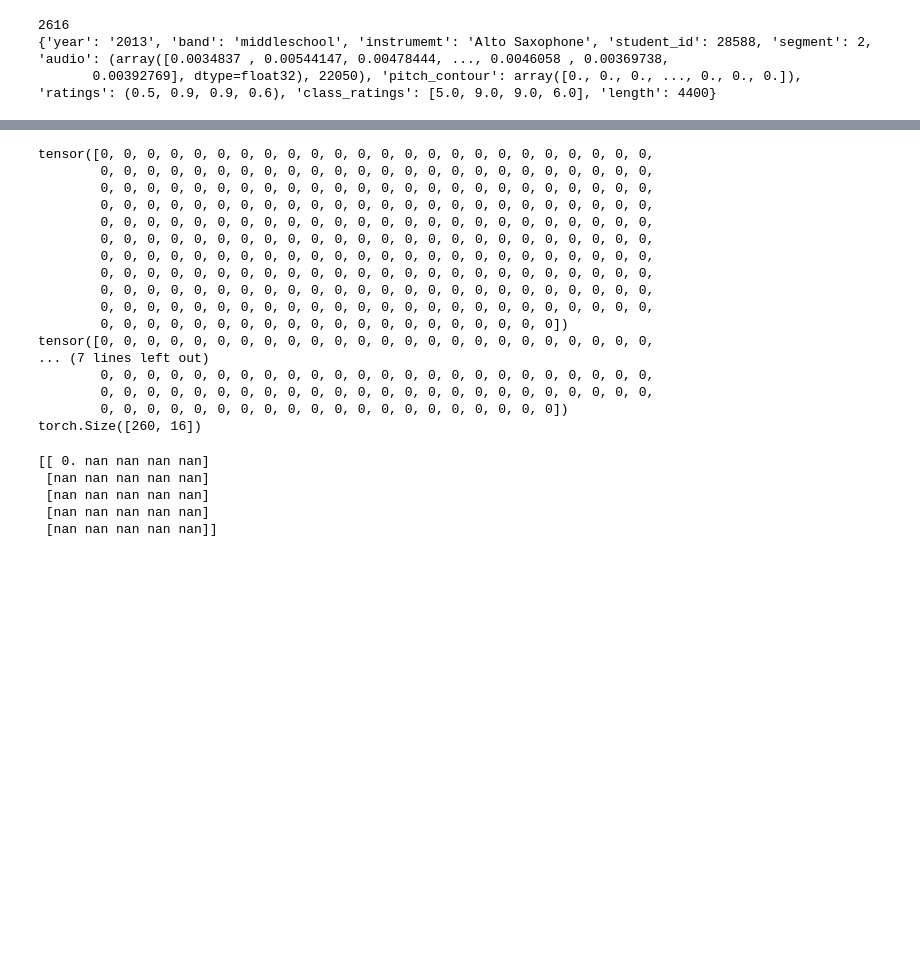
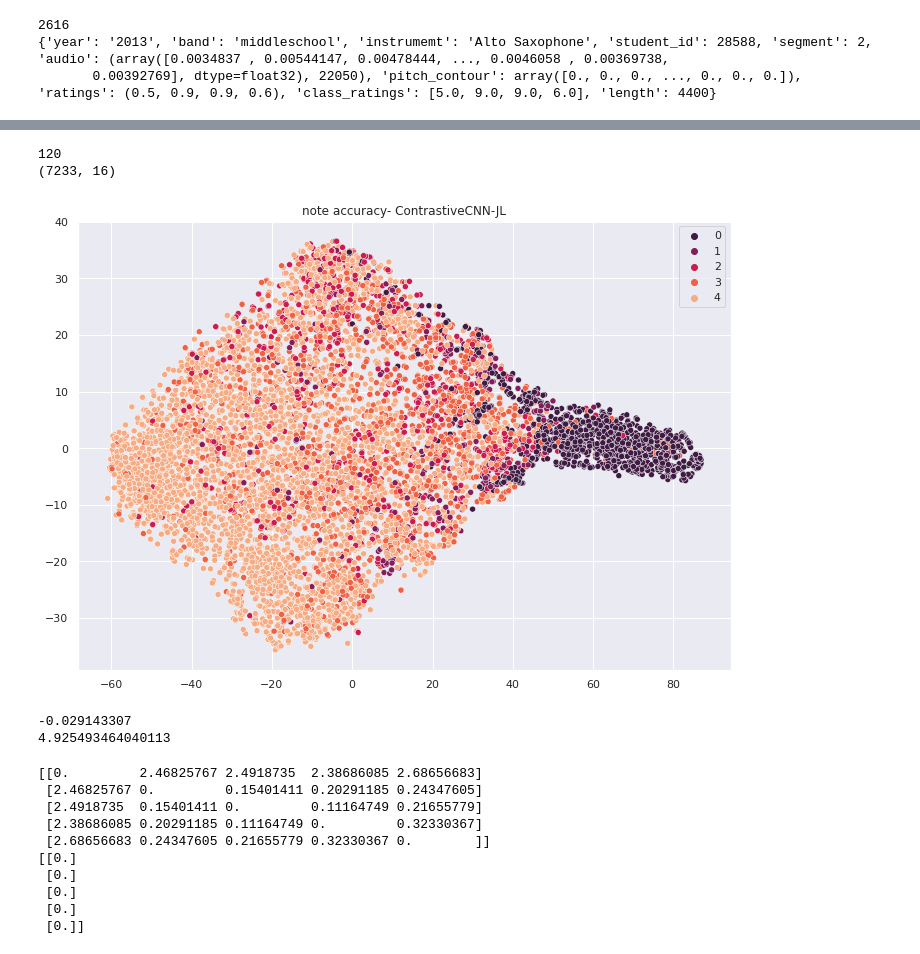
Before and after one commit to pseshadri9/contrastive-music-performance-assessment, a Jupyter notebook: Viz_Set.ipynb, the cells around one changed output, grey strips where cells are left out. Drawn from its saved outputs; the diff is of its cells as text; code cells hidden in the pictures; blank space fills up the shorter version.

```diff
--- a/Viz_Set.ipynb
+++ b/Viz_Set.ipynb
@@ -183,12 +383,18 @@ pred, y = eval_utils.eval_acc_contrastive(perf_model, c_loss, vef, METRIC,
 #preds = pred[2].cpu().detach()
 #y = pred[3].cpu()
 #preds.requires_grad = False
+perf_model = PCConvNetContrastive(0, num_classes=num_labels, regression= not classification) #PCConvNet(0)
+filename = 'middle_ALL_note accuracy_Cepstrum_reg_paper-results_SEED 0 _best'
+#filename = 'middle_ALL_note accuracy_Cepstrum_reg_BASELINE_REG-paper-results_SEED 0 _best'
+#filename = 'middle_ALL_note accuracy_Cepstrum_reg_Contrastive-only-paper-results_SEED 0 _best'
+pred, y = eval(filename)
 preds = pred.cpu().detach().numpy()
-print(y)
+print(preds.shape)
+#print(y)
 c_loss = ContrastiveLoss(num_labels=5)
 y = c_loss.label_map(y.T.flatten())
-print(y)
-print(pred.shape)
+#print(y)
+#print(pred.shape)
 #y = c_loss.label_map(preds).cpu()
 #print(preds)
 viz = 0 #0 for tsne, 1 for pca
@@ -196,44 +402,50 @@ components = 3
 #print(preds.size(), targets.size())
 #y = c_loss.label_map(targets.T.flatten())
 if viz == 0:
-    tsne = TSNE(n_components=2, perplexity=5, learning_rate=50.0, init='pca')
+    tsne = TSNE(n_components=2, perplexity=85, learning_rate=200.0, init='pca') #perp = 5, lr = 50, comp = 2
     #latent = preds.cpu()
     y_embed = tsne.fit_transform(preds)
-palette = sns.color_palette("bright", np.unique(y).shape[0])
+palette = sns.color_palette("rocket", np.unique(y).shape[0])
 cmap = ListedColormap(palette.as_hex())
 # %% [output]
-tensor([0, 0, 0, 0, 0, 0, 0, 0, 0, 0, 0, 0, 0, 0, 0, 0, 0, 0, 0, 0, 0, 0, 0, 0,
-        0, 0, 0, 0, 0, 0, 0, 0, 0, 0, 0, 0, 0, 0, 0, 0, 0, 0, 0, 0, 0, 0, 0, 0,
-        0, 0, 0, 0, 0, 0, 0, 0, 0, 0, 0, 0, 0, 0, 0, 0, 0, 0, 0, 0, 0, 0, 0, 0,
-        0, 0, 0, 0, 0, 0, 0, 0, 0, 0, 0, 0, 0, 0, 0, 0, 0, 0, 0, 0, 0, 0, 0, 0,
-        0, 0, 0, 0, 0, 0, 0, 0, 0, 0, 0, 0, 0, 0, 0, 0, 0, 0, 0, 0, 0, 0, 0, 0,
-        0, 0, 0, 0, 0, 0, 0, 0, 0, 0, 0, 0, 0, 0, 0, 0, 0, 0, 0, 0, 0, 0, 0, 0,
-        0, 0, 0, 0, 0, 0, 0, 0, 0, 0, 0, 0, 0, 0, 0, 0, 0, 0, 0, 0, 0, 0, 0, 0,
-        0, 0, 0, 0, 0, 0, 0, 0, 0, 0, 0, 0, 0, 0, 0, 0, 0, 0, 0, 0, 0, 0, 0, 0,
-        0, 0, 0, 0, 0, 0, 0, 0, 0, 0, 0, 0, 0, 0, 0, 0, 0, 0, 0, 0, 0, 0, 0, 0,
-        0, 0, 0, 0, 0, 0, 0, 0, 0, 0, 0, 0, 0, 0, 0, 0, 0, 0, 0, 0, 0, 0, 0, 0,
-        0, 0, 0, 0, 0, 0, 0, 0, 0, 0, 0, 0, 0, 0, 0, 0, 0, 0, 0, 0])
-tensor([0, 0, 0, 0, 0, 0, 0, 0, 0, 0, 0, 0, 0, 0, 0, 0, 0, 0, 0, 0, 0, 0, 0, 0,
-... (7 lines left out)
-        0, 0, 0, 0, 0, 0, 0, 0, 0, 0, 0, 0, 0, 0, 0, 0, 0, 0, 0, 0, 0, 0, 0, 0,
-        0, 0, 0, 0, 0, 0, 0, 0, 0, 0, 0, 0, 0, 0, 0, 0, 0, 0, 0, 0, 0, 0, 0, 0,
-        0, 0, 0, 0, 0, 0, 0, 0, 0, 0, 0, 0, 0, 0, 0, 0, 0, 0, 0, 0])
-torch.Size([260, 16])
+120
+(7233, 16)
+# %%
+teesne = sns.scatterplot(x=y_embed[:,0], y=y_embed[:,1], hue=y, legend='full', palette=palette).set_title(metric_type[1] + '- ContrastiveCNN-JL')
+teesne.figure.savefig('paper_runs/viz/TunedTsneCCNN-JL.pdf', bbox_inches='tight')
+# %% [output]
+[figure, added]
+# %%
+s = silhouette_score(preds, y)
+print(s)
+d = davies_bouldin_score(preds, y)
+print(d)
+# %% [output]
+-0.029143307
+4.925493464040113
 # %%
 #dist = c_loss.euclid(preds[:-1, :], preds[1:,:])
 #print(dist.size(), preds.size(), dist)
 #dist = c_loss.cosine_sim(preds[:-1, :], preds[1:,:])
 #print(dist.size(), preds.size(), dist)
 dists = np.zeros((5,5))
+mean_pt = np.zeros((5,1))
 for x in range(5):
     indices_x = np.argwhere(y == x)
+    #mean_pt[x] = torch.mean(torch.tensor(preds[indices_x]), axis=1)
     for z in range(5):
         indices_z = np.argwhere(y == z)
         dists[x,z] = c_loss.euclid(torch.mean(torch.tensor(preds[indices_x]), axis=1),torch.mean(torch.tensor(preds[indices_z]), axis=1))
 print(dists)
+print(mean_pt)
 # %% [output]
-[[ 0. nan nan nan nan]
- [nan nan nan nan nan]
- [nan nan nan nan nan]
- [nan nan nan nan nan]
- [nan nan nan nan nan]]
+[[0.         2.46825767 2.4918735  2.38686085 2.68656683]
+ [2.46825767 0.         0.15401411 0.20291185 0.24347605]
+ [2.4918735  0.15401411 0.         0.11164749 0.21655779]
+ [2.38686085 0.20291185 0.11164749 0.         0.32330367]
+ [2.68656683 0.24347605 0.21655779 0.32330367 0.        ]]
+[[0.]
+ [0.]
+ [0.]
+ [0.]
+ [0.]]
```
Also changed, not shown: parts of 13 cells of this notebook, 4 other files.
